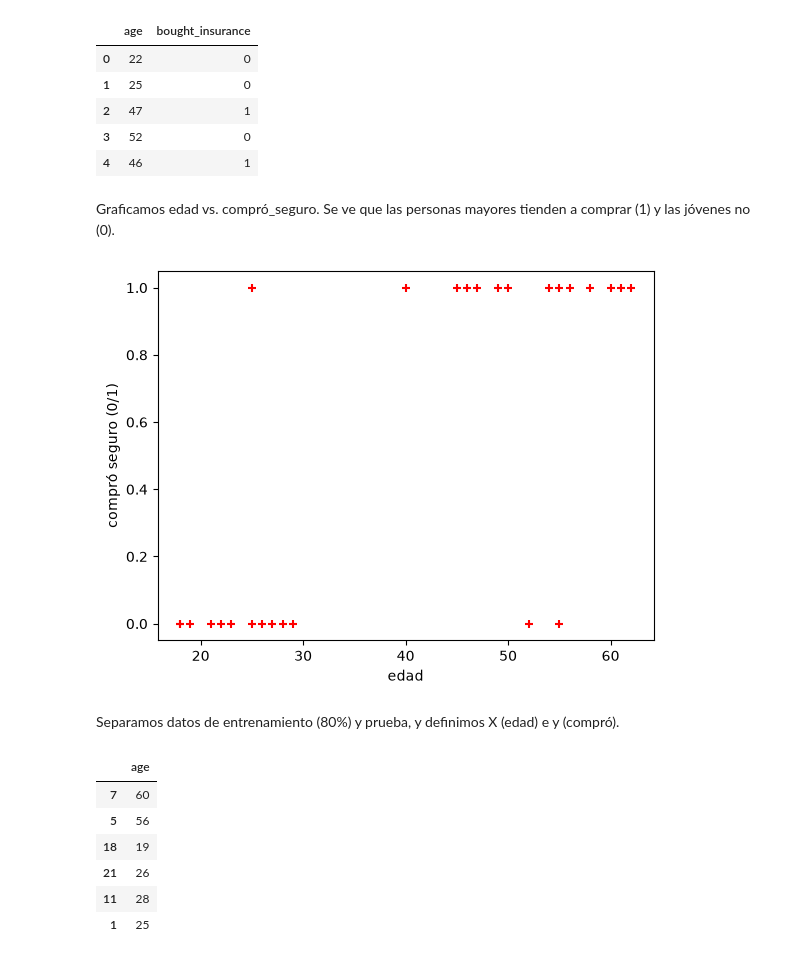
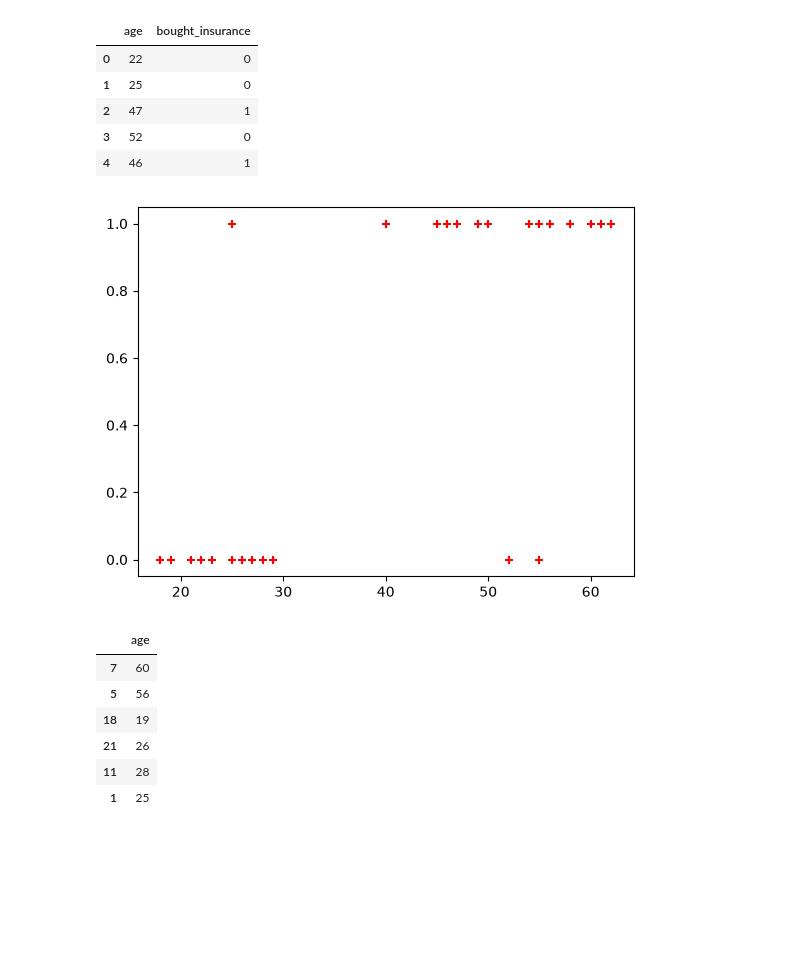
Before and after one commit to luiscorrea4041-ux/practicas-ia-cdac, a Jupyter notebook: 06_Regresion_Logistica.ipynb, the cells around one changed output. Cells and saved outputs as stored; diff of their text form; code cells hidden in the pictures; blank space fills up the shorter version.

```diff
--- a/06_Regresion_Logistica.ipynb
+++ b/06_Regresion_Logistica.ipynb
@@ -24,15 +19,10 @@ df.head()
 | 2 | 47 | 1 |
 | 3 | 52 | 0 |
 | 4 | 46 | 1 |
-# %% [markdown]
-Graficamos edad vs. compró_seguro. Se ve que las personas mayores tienden a comprar (1) y las jóvenes no (0).
 # %%
 plt.scatter(df.age, df.bought_insurance, marker='+', color='red')
-plt.xlabel('edad'); plt.ylabel('compró seguro (0/1)')
 plt.show()
 # %% [output]
-[figure, old version]
+[figure, new version]
-# %% [markdown]
-Separamos datos de entrenamiento (80%) y prueba, y definimos X (edad) e y (compró).
 # %%
 from sklearn.model_selection import train_test_split
```
Also changed, not shown: parts of 38 cells of this notebook, 2 other files.
